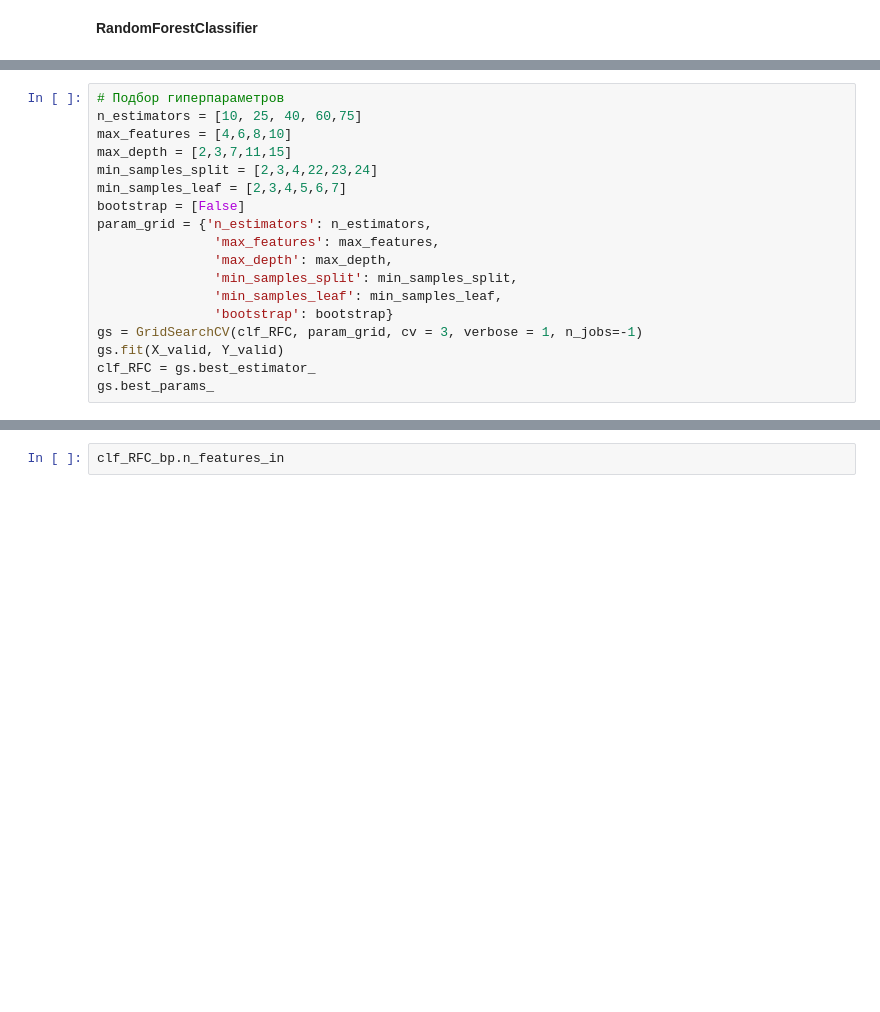
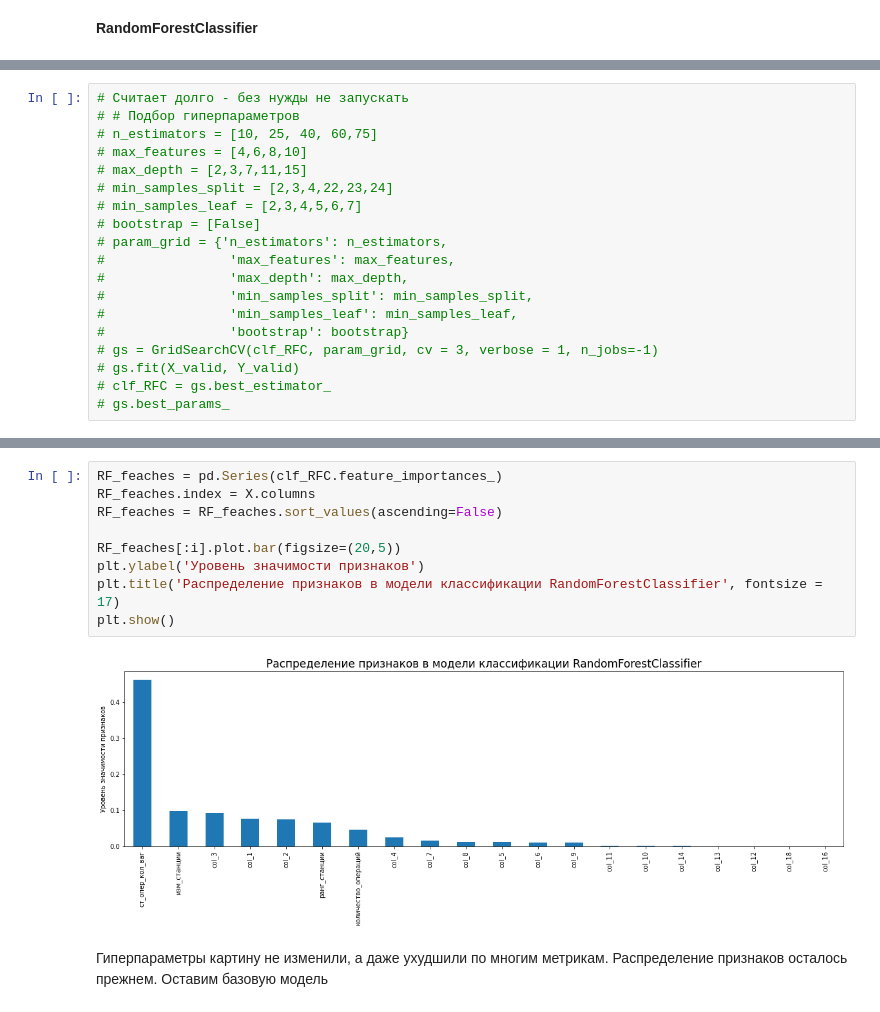
Before and after one commit to NataliaKolesnik/Intergalactic_hackathon, a Jupyter notebook: 3_RZD_predictions.ipynb, the cells around one changed output, grey strips where cells are left out. Saved outputs shown, nothing was run; the diff lists cells and outputs as text; blank space fills up the shorter version.

```diff
--- a/3_RZD_predictions.ipynb
+++ b/3_RZD_predictions.ipynb
@@ -145,18 +183,19 @@ clf_RFC.n_features_in
 # %%
-# Подбор гиперпараметров
-n_estimators = [10, 25, 40, 60,75]
-max_features = [4,6,8,10]
-max_depth = [2,3,7,11,15]
-min_samples_split = [2,3,4,22,23,24]
-min_samples_leaf = [2,3,4,5,6,7]
-bootstrap = [False]
-param_grid = {'n_estimators': n_estimators,
-               'max_features': max_features,
-               'max_depth': max_depth,
-               'min_samples_split': min_samples_split,
-               'min_samples_leaf': min_samples_leaf,
-               'bootstrap': bootstrap}
-gs = GridSearchCV(clf_RFC, param_grid, cv = 3, verbose = 1, n_jobs=-1)
-gs.fit(X_valid, Y_valid)
-clf_RFC = gs.best_estimator_
-gs.best_params_
+# Считает долго - без нужды не запускать
+# # Подбор гиперпараметров
+# n_estimators = [10, 25, 40, 60,75]
+# max_features = [4,6,8,10]
+# max_depth = [2,3,7,11,15]
+# min_samples_split = [2,3,4,22,23,24]
+# min_samples_leaf = [2,3,4,5,6,7]
+# bootstrap = [False]
+# param_grid = {'n_estimators': n_estimators,
+#                'max_features': max_features,
+#                'max_depth': max_depth,
+#                'min_samples_split': min_samples_split,
+#                'min_samples_leaf': min_samples_leaf,
+#                'bootstrap': bootstrap}
+# gs = GridSearchCV(clf_RFC, param_grid, cv = 3, verbose = 1, n_jobs=-1)
+# gs.fit(X_valid, Y_valid)
+# clf_RFC = gs.best_estimator_
+# gs.best_params_
@@ -176,2 +222,13 @@ metrics(Y_test, Y_pred)
-# %%
-clf_RFC_bp.n_features_in
+# %%
+RF_feaches = pd.Series(clf_RFC.feature_importances_)
+RF_feaches.index = X.columns
+RF_feaches = RF_feaches.sort_values(ascending=False)
+
+RF_feaches[:i].plot.bar(figsize=(20,5))
+plt.ylabel('Уровень значимости признаков')
+plt.title('Распределение признаков в модели классификации RandomForestClassifier', fontsize = 17)
+plt.show()
+# %% [output]
+[figure, added]
+# %% [markdown]
+Гиперпараметры картину не изменили, а даже ухудшили по многим метрикам. Распределение признаков осталось прежнем. Оставим базовую модель
```
Also changed, not shown: parts of 21 cells of this notebook.
